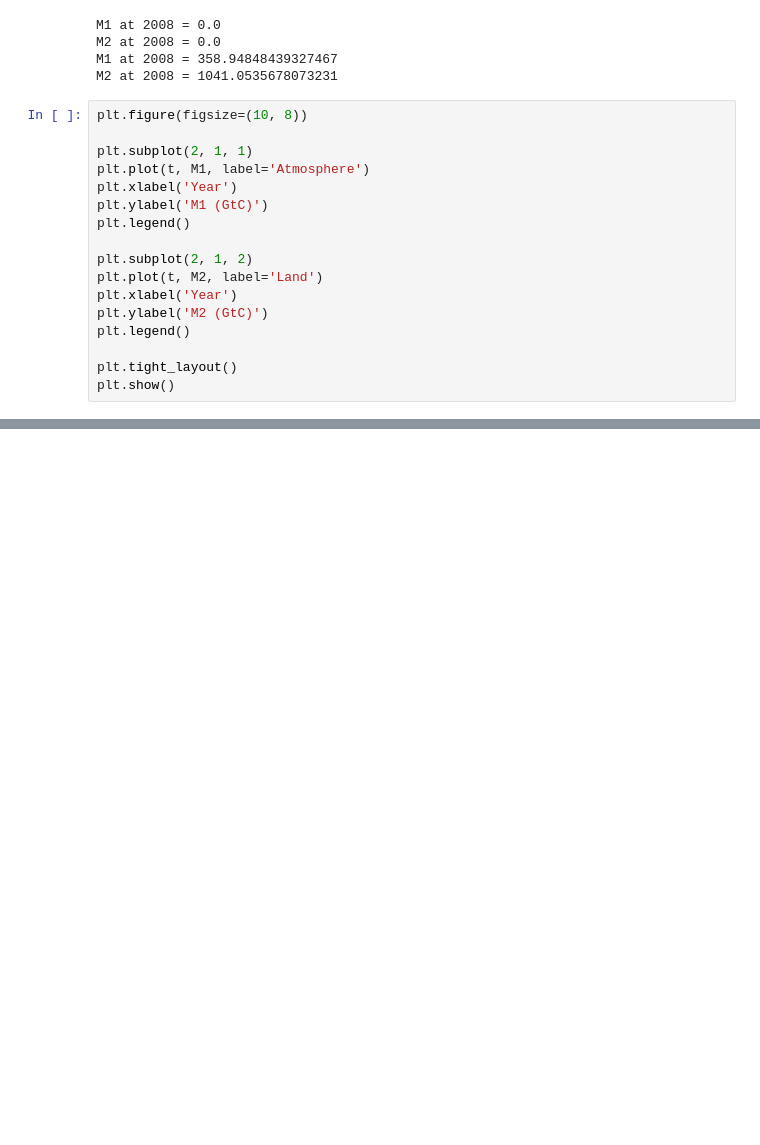
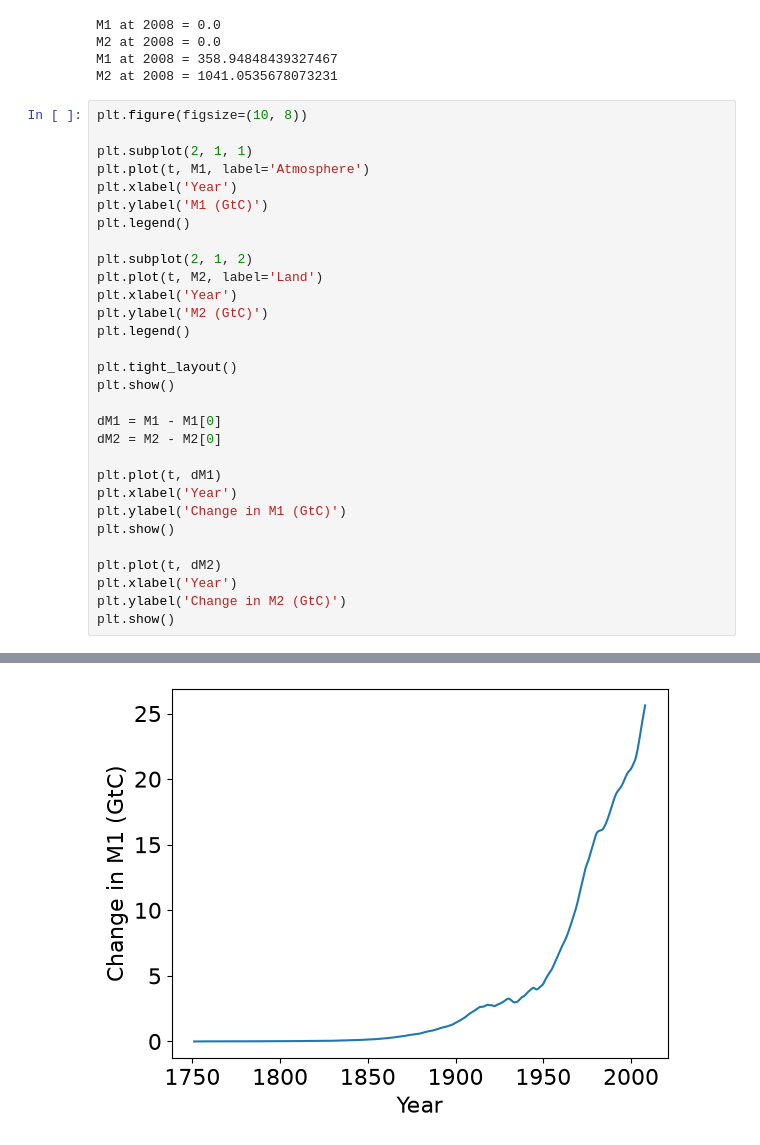
Before and after one commit to bgaffne/GEOS-518-BVG26-psets, a Jupyter notebook: mod02-CarbonModel-Assignment.ipynb, the cells around one changed output, grey strips where cells are left out. Cells and saved outputs as stored; diff of their text form; blank space fills up the shorter version.

```diff
--- a/mod02-CarbonModel-Assignment.ipynb
+++ b/mod02-CarbonModel-Assignment.ipynb
@@ -239,19 +239,33 @@ M2 at 2008 = 1041.0535678073231
 # %%
 plt.figure(figsize=(10, 8))
 
 plt.subplot(2, 1, 1)
 plt.plot(t, M1, label='Atmosphere')
 plt.xlabel('Year')
 plt.ylabel('M1 (GtC)')
 plt.legend()
 
 plt.subplot(2, 1, 2)
 plt.plot(t, M2, label='Land')
 plt.xlabel('Year')
 plt.ylabel('M2 (GtC)')
 plt.legend()
 
 plt.tight_layout()
 plt.show()
+
+dM1 = M1 - M1[0]
+dM2 = M2 - M2[0]
+
+plt.plot(t, dM1)
+plt.xlabel('Year')
+plt.ylabel('Change in M1 (GtC)')
+plt.show()
+
+plt.plot(t, dM2)
+plt.xlabel('Year')
+plt.ylabel('Change in M2 (GtC)')
+plt.show()
 # %% [output]
 [figure]
+[figure, added]
```
Also changed, not shown: parts of 1 cell of this notebook.
